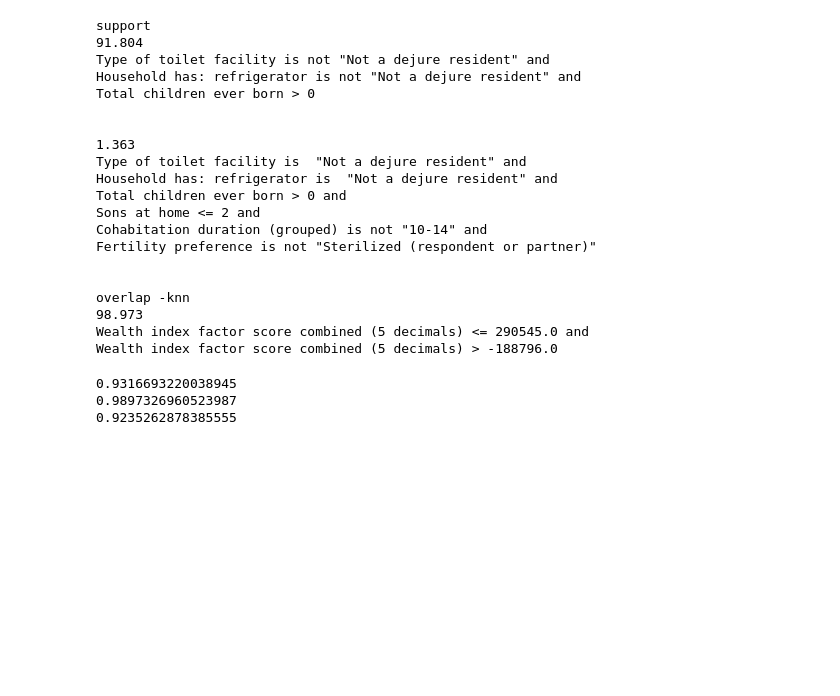
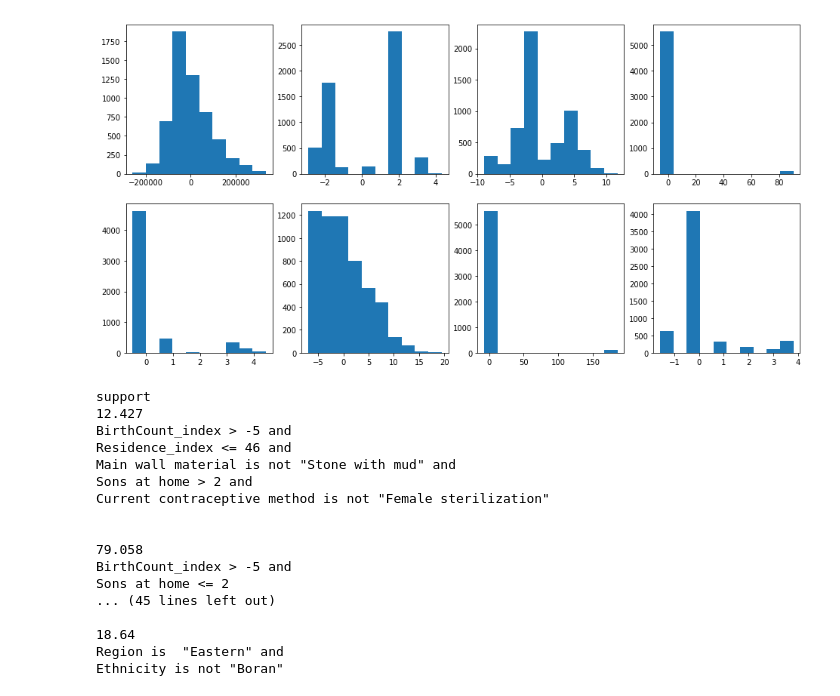
Before and after one commit to Viktour19/overlap-fp, a Jupyter notebook: Overrule_fp.ipynb, the cells around one changed output. Cells and saved outputs as stored; diff of their text form; code cells hidden in the pictures; blank space fills up the shorter version.

```diff
--- a/Overrule_fp.ipynb
+++ b/Overrule_fp.ipynb
@@ -64,0 +77,3 @@ X_df_sample.shape
+# %%
+clrmodel = make_pipeline(StandardScaler(), model.steps[1][1].best_estimator_)
+clrmodel.fit(X_df, a)
@@ -133,0 +136,9 @@ rules = rules1
+# %%
+base_estimator = KNeighborsClassifier()
+
+learner = CalibratedClassifierCV(base_estimator=base_estimator, cv=5, method='sigmoid')
+param_grid = {'base_estimator__n_neighbors': list(np.arange(30, 32, 2)), 'base_estimator__metric': ['minkowski']}
+search = GridSearchCV(learner, param_grid, cv=5, scoring='roc_auc')
+
+model = make_pipeline(StandardScaler(), search)
+model.fit(X_df, a)
@@ -133,0 +151,3 @@ rules = rules1
+# %%
+knnmodel = make_pipeline(StandardScaler(), model.steps[1][1].best_estimator_)
+knnmodel.fit(X_df, a)
@@ -297,45 +324,50 @@ knn_rule_stats = rules_stats(RS_o2.rules, X_df_sample)
+# %%
+pcas = [col for col in X_df.columns if 'index' in col]
+pcas = np.array_split(pcas, 2)
+# %%
+fig, axs = plt.subplots(2, 4)
+fig.set_size_inches(16, 8)
+
+for i in range(2):
+    for j in range(4):
+        axs[i][j].hist(X_df[pcas[i][j]])
+# %% [output]
+[figure, added]
 # %%
 print("support")
 transcribe(support_rule_stats)
 
-print("overlap -knn")
+print("overlap -clr")
 
-transcribe(knn_rule_stats)
+transcribe(clr_rule_stats)
 # %% [output]
 support
-91.804
-Type of toilet facility is not "Not a dejure resident" and
-Household has: refrigerator is not "Not a dejure resident" and
-Total children ever born > 0
+12.427
+BirthCount_index > -5 and
+Residence_index <= 46 and
+Main wall material is not "Stone with mud" and
+Sons at home > 2 and
+Current contraceptive method is not "Female sterilization"
 
 
-1.363
-Type of toilet facility is  "Not a dejure resident" and
-Household has: refrigerator is  "Not a dejure resident" and
-Total children ever born > 0 and
-Sons at home <= 2 and
-Cohabitation duration (grouped) is not "10-14" and
-Fertility preference is not "Sterilized (respondent or partner)"
+79.058
+BirthCount_index > -5 and
+Sons at home <= 2
+... (45 lines left out)
 
-
-overlap -knn
-98.973
-Wealth index factor score combined (5 decimals) <= 290545.0 and
-Wealth index factor score combined (5 decimals) > -188796.0
+18.64
+Region is  "Eastern" and
+Ethnicity is not "Boran"
 # %%
-support = X_df[(~X_df["v116_97"].astype(bool) & ~X_df["v122_7"].astype(bool) & (X_df["v201"] > 0.500))| (X_df["v116_97"].astype(bool) & X_df["v122_7"].astype(bool) & (X_df["v201"] > 0.500) & (X_df["v202"] <= 2.500) & ~X_df["v513_3"].astype(bool) & ~X_df["v602_4"].astype(bool))]
+# support = X_df[(~X_df["v116_97"].astype(bool) & ~X_df["v122_7"].astype(bool) & (X_df["v201"] > 0.500))| (X_df["v116_97"].astype(bool) & X_df["v122_7"].astype(bool) & (X_df["v201"] > 0.500) & (X_df["v202"] <= 2.500) & ~X_df["v513_3"].astype(bool) & ~X_df["v602_4"].astype(bool))]
 
-propensity = X_df[((X_df["v191"] <= 290545.000) & (X_df["v191"] > -188796.000))]
+# propensity = X_df[((X_df["v191"] <= 290545.000) & (X_df["v191"] > -188796.000))]
 
-print(len(support)/len(X_df))
-print(len(propensity)/len(X_df))
+# print(len(support)/len(X_df))
+# print(len(propensity)/len(X_df))
 
-X_overlap = pd.merge(support, propensity, how='inner')
-print(len(X_overlap) / len(X_df))
+# X_overlap = pd.merge(support, propensity, how='inner')
+# print(len(X_overlap) / len(X_df))
-# %% [output]
-0.9316693220038945
-0.9897326960523987
-0.9235262878385555
 # %%
 import seaborn as sns
 x = []
```
Also changed, not shown: parts of 30 cells of this notebook, 22 other files.
